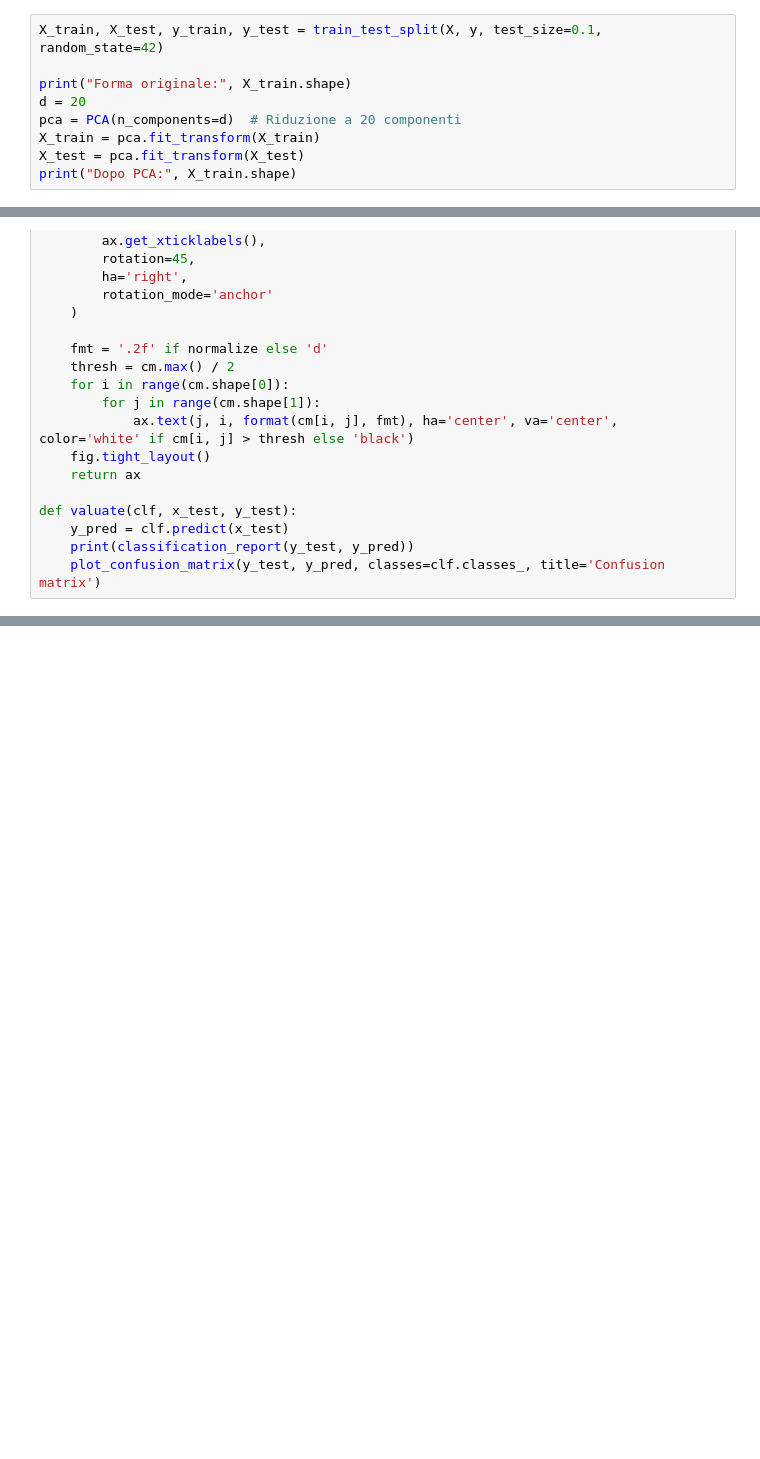
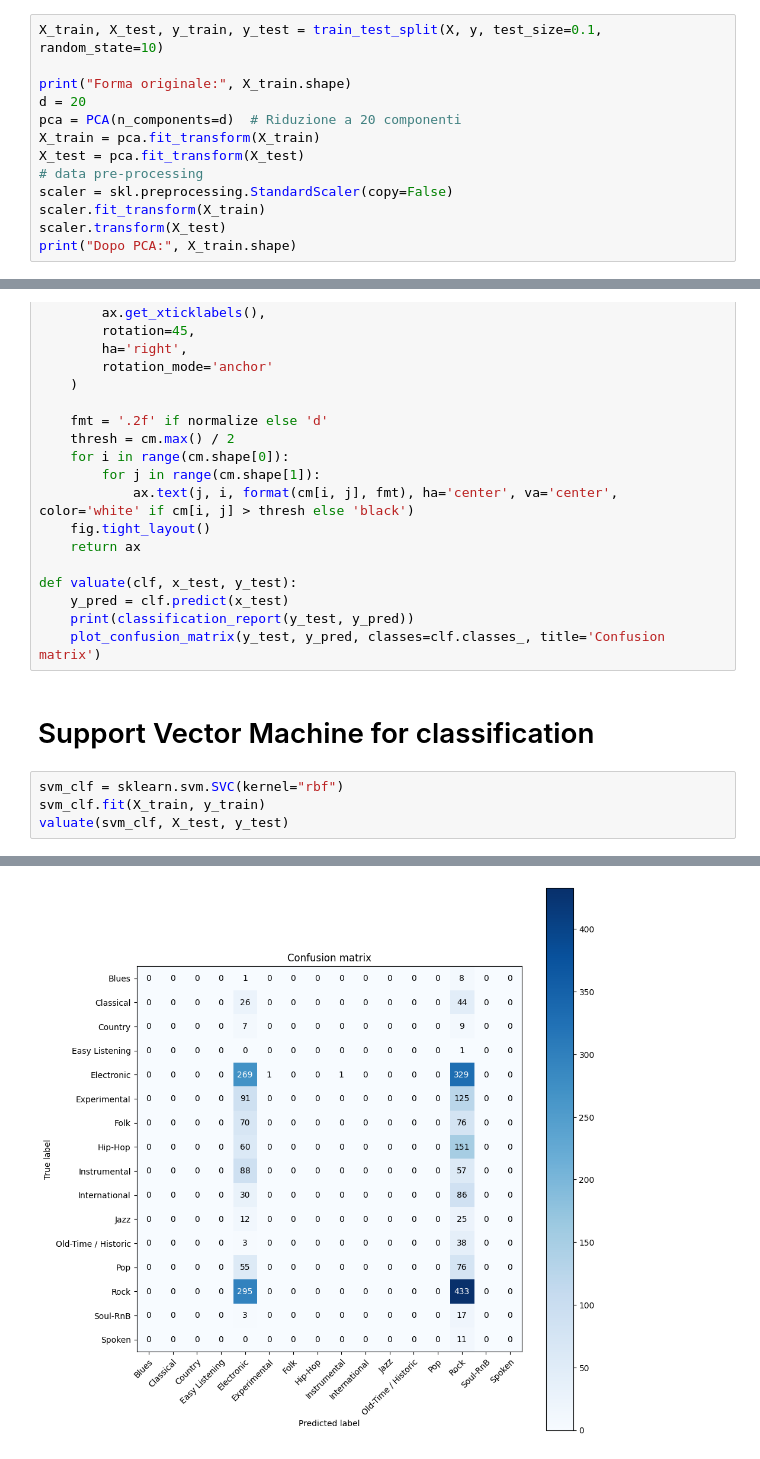
Before and after one commit to MatteoStromieri/ml-uni-project, a Jupyter notebook: main.ipynb, the cells around one changed output, grey strips where cells are left out. Drawn from its saved outputs; the diff is of its cells as text; blank space fills up the shorter version.

```diff
--- a/main.ipynb
+++ b/main.ipynb
@@ -161,13 +171,17 @@ plt.show()
 # %% [markdown]
 Estraiamo queste componenti e proiettiamo il dataset nel sottospazio generato dai loro autovettori. Allora la dimensionalità del dataset viene ridotta notevolmente.
 # %%
-X_train, X_test, y_train, y_test = train_test_split(X, y, test_size=0.1, random_state=42)
+X_train, X_test, y_train, y_test = train_test_split(X, y, test_size=0.1, random_state=10)
 
 print("Forma originale:", X_train.shape)
 d = 20
 pca = PCA(n_components=d)  # Riduzione a 20 componenti
 X_train = pca.fit_transform(X_train)
 X_test = pca.fit_transform(X_test)
+# data pre-processing
+scaler = skl.preprocessing.StandardScaler(copy=False)
+scaler.fit_transform(X_train)
+scaler.transform(X_test)
 print("Dopo PCA:", X_train.shape)
 # %% [output]
 Forma originale: (22481, 518)
@@ -257,3 +271,10 @@ def valuate(clf, x_test, y_test):
     y_pred = clf.predict(x_test)
     print(classification_report(y_test, y_pred))
     plot_confusion_matrix(y_test, y_pred, classes=clf.classes_, title='Confusion matrix')
+# %% [markdown]
+ # Support Vector Machine for classification
+# %%
+svm_clf = sklearn.svm.SVC(kernel="rbf")
+svm_clf.fit(X_train, y_train)
+valuate(svm_clf, X_test, y_test)
+# %% [output]
@@ -259,0 +298 @@ def valuate(clf, x_test, y_test):
+[figure, added]
```
Also changed, not shown: parts of 26 cells of this notebook.
